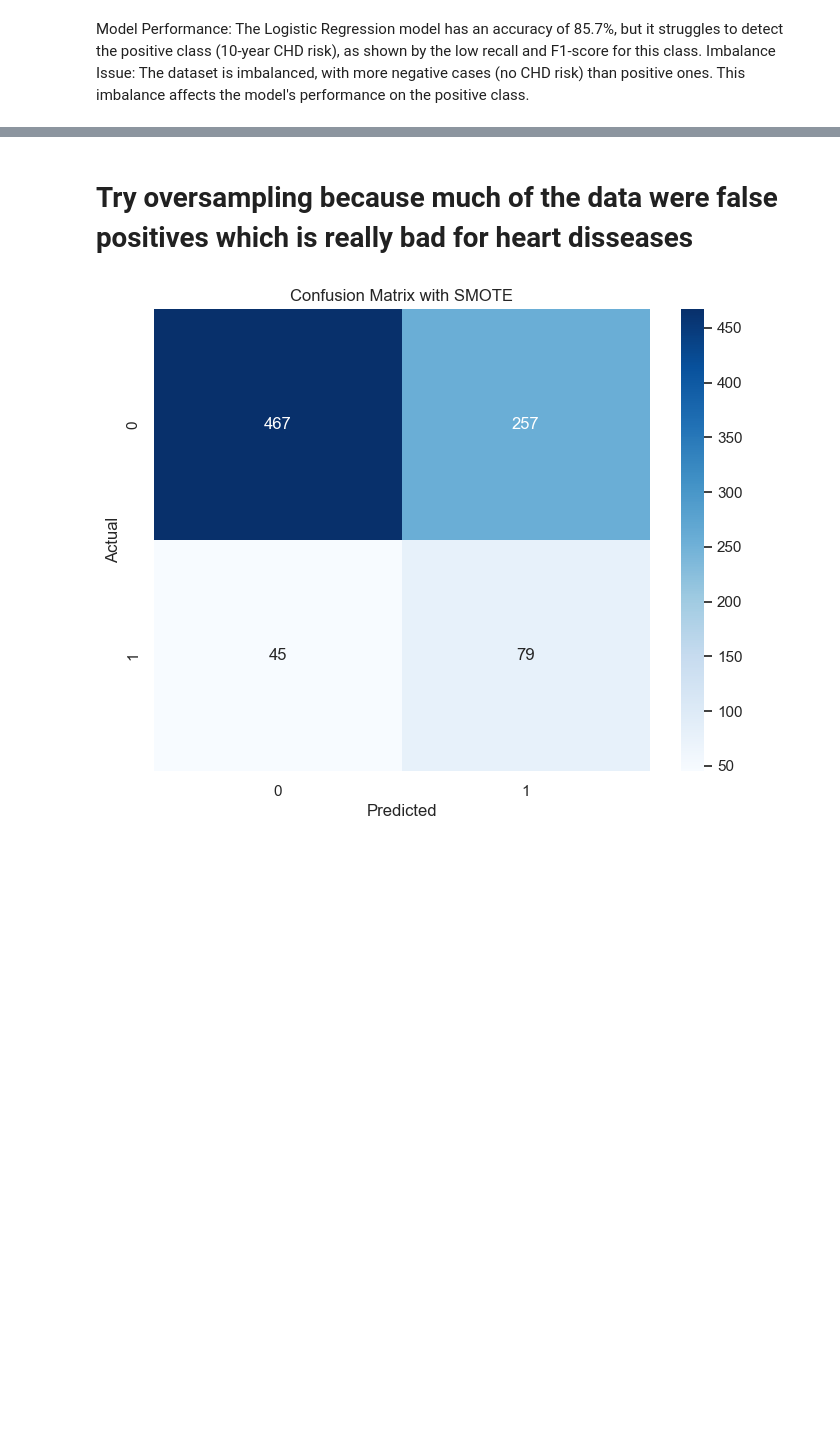
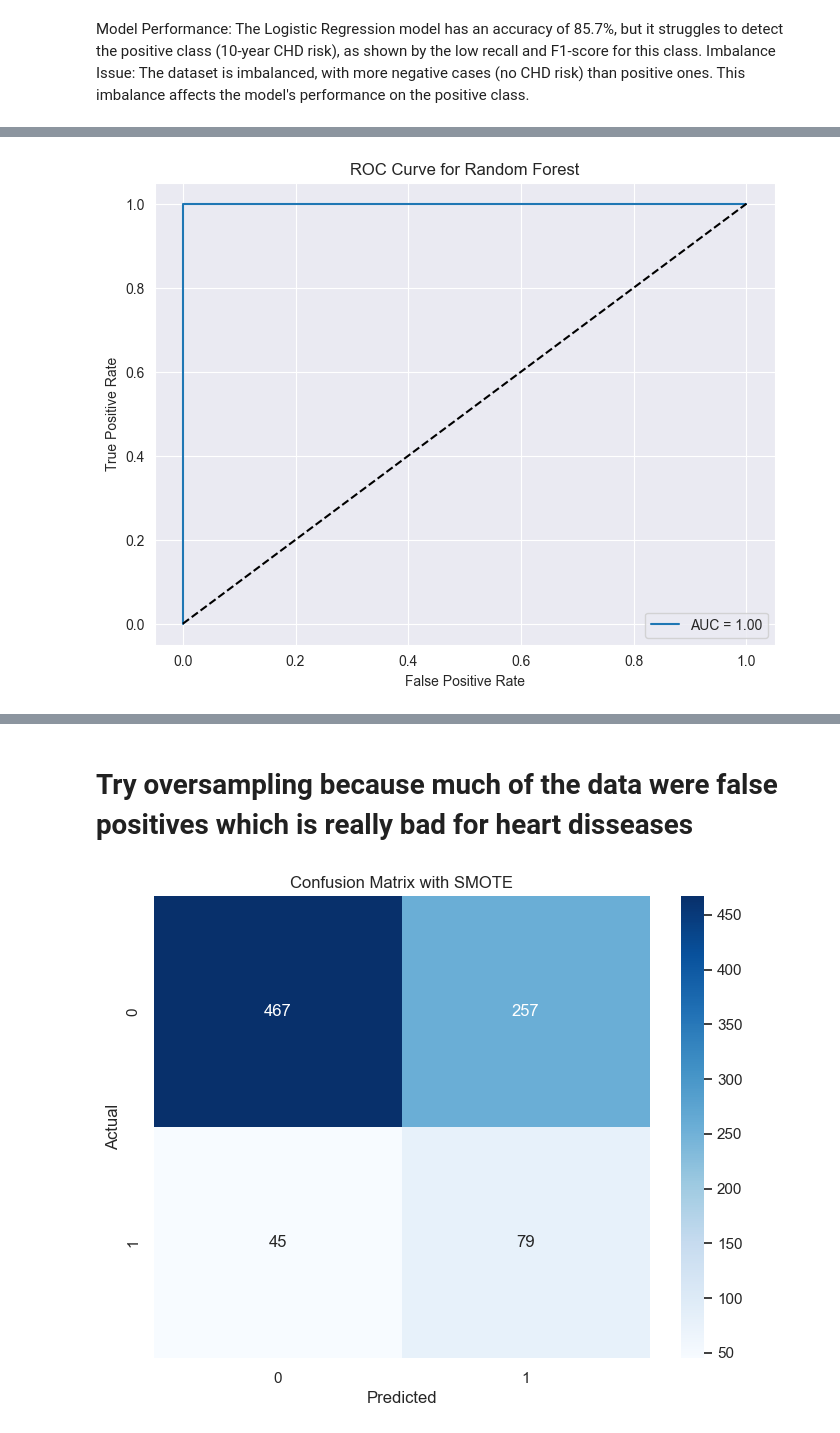
Before and after one commit to Tobux/BI-Data-Science-Project, a Jupyter notebook: notebook.ipynb, the cells around one changed output, grey strips where cells are left out. Cells and saved outputs as stored; diff of their text form; code cells hidden in the pictures; blank space fills up the shorter version.

Commit message:
grid search, 10 cv

```diff
--- a/notebook.ipynb
+++ b/notebook.ipynb
@@ -428,0 +433,93 @@ AUC Score: 0.693815719123151
+# %%
+import numpy as np
+import matplotlib.pyplot as plt
+import seaborn as sns
+from sklearn.ensemble import RandomForestClassifier, GradientBoostingClassifier
+from sklearn.svm import SVC
+from sklearn.model_selection import GridSearchCV, StratifiedKFold, cross_val_predict
+from sklearn.metrics import accuracy_score, confusion_matrix, classification_report, roc_curve, roc_auc_score, make_scorer
+
+# Define the models and their hyperparameter grids
+models = {
+    "Random Forest": {
+        "model": RandomForestClassifier(random_state=42),
+        "params": {
+            'n_estimators': [100, 200, 300],
+            'max_depth': [None, 5, 10],
+            'min_samples_split': [2, 5, 10]
+        }
+    },
+    "Gradient Boosting": {
+        "model": GradientBoostingClassifier(random_state=42),
+        "params": {
+            'n_estimators': [100, 200, 300],
+            'learning_rate': [0.01, 0.1, 0.2],
+            'max_depth': [3, 5, 7]
+        }
+    },
+    "Support Vector Machine": {
+        "model": SVC(probability=True, random_state=42),
+        "params": {
+            'C': [0.1, 1, 10],
+            'kernel': ['linear', 'rbf'],
+            'gamma': ['scale', 'auto']
+        }
+    }
+}
+
+results = {}
+cv = StratifiedKFold(n_splits=10, shuffle=True, random_state=42)
+
+# X, y must be defined here (omitted for brevity)
+
+for model_name, model_info in models.items():
+    model = model_info["model"]
+    params = model_info["params"]
+    grid_search = GridSearchCV(model, params, scoring='accuracy', cv=5, n_jobs=-1, refit=True)
+    grid_search.fit(X, y)  # Fitting the grid search
+    y_pred = cross_val_predict(model, X, y, cv=cv)  # Using the best model from grid search
+    acc = accuracy_score(y, y_pred)
+    cm = confusion_matrix(y, y_pred)
+    class_report = classification_report(y, y_pred)
+    cost = custom_cost_function(y, y_pred)  # Assuming this function is defined elsewhere
+    roc_auc = roc_auc_score(y, grid_search.best_estimator_.predict_proba(X)[:, 1])
+    fpr, tpr, _ = roc_curve(y, grid_search.best_estimator_.predict_proba(X)[:, 1])
+
+    # Store the results
+    results[model_name] = {
+        "best_params": grid_search.best_params_,
+        "accuracy": acc,
+        "confusion_matrix": cm,
+        "classification_report": class_report,
+        "cost": cost,
+        "roc_auc": roc_auc,
+        "fpr": fpr,
+        "tpr": tpr
+    }
+
+# Display the results, plot ROC curves and confusion matrices
+for model_name, result in results.items():
+    print(f"\nModel: {model_name}")
+    print(f"Best Parameters: {result['best_params']}")
+    print(f"Accuracy: {result['accuracy']:.4f}")
+    print(f"Classification Report:\n{result['classification_report']}")
+    print(f"Cost: {result['cost']}")
+    print(f"ROC AUC: {result['roc_auc']:.4f}")
+
+    plt.figure(figsize=(8, 6))
+    plt.plot(result["fpr"], result["tpr"], label=f"AUC = {result['roc_auc']:.2f}")
+    plt.plot([0, 1], [0, 1], 'k--')
+    plt.xlabel('False Positive Rate')
+    plt.ylabel('True Positive Rate')
+    plt.title(f'ROC Curve for {model_name}')
+    plt.legend(loc='lower right')
+    plt.show()
+
+    # Confusion Matrix Plot
+    plt.figure(figsize=(8, 6))
+    sns.heatmap(result["confusion_matrix"], annot=True, fmt="d", cmap="Blues", cbar=False)
+    plt.xlabel('Predicted Label')
+    plt.ylabel('True Label')
+    plt.title(f'Confusion Matrix for {model_name}')
+    plt.show()
+# %% [output]
@@ -428,0 +541 @@ AUC Score: 0.693815719123151
+[figure, added]
```
Also changed, not shown: parts of 11 cells of this notebook.
